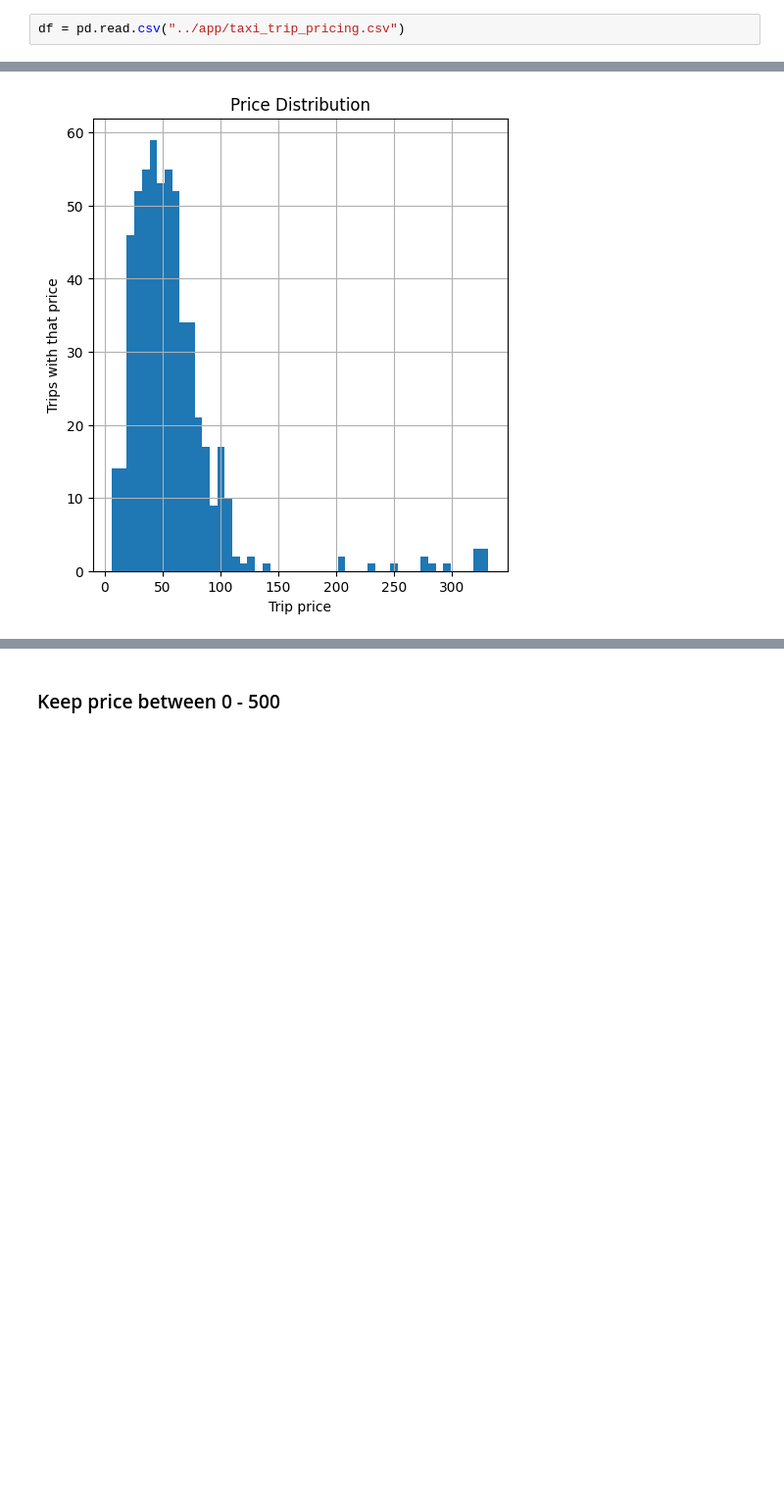
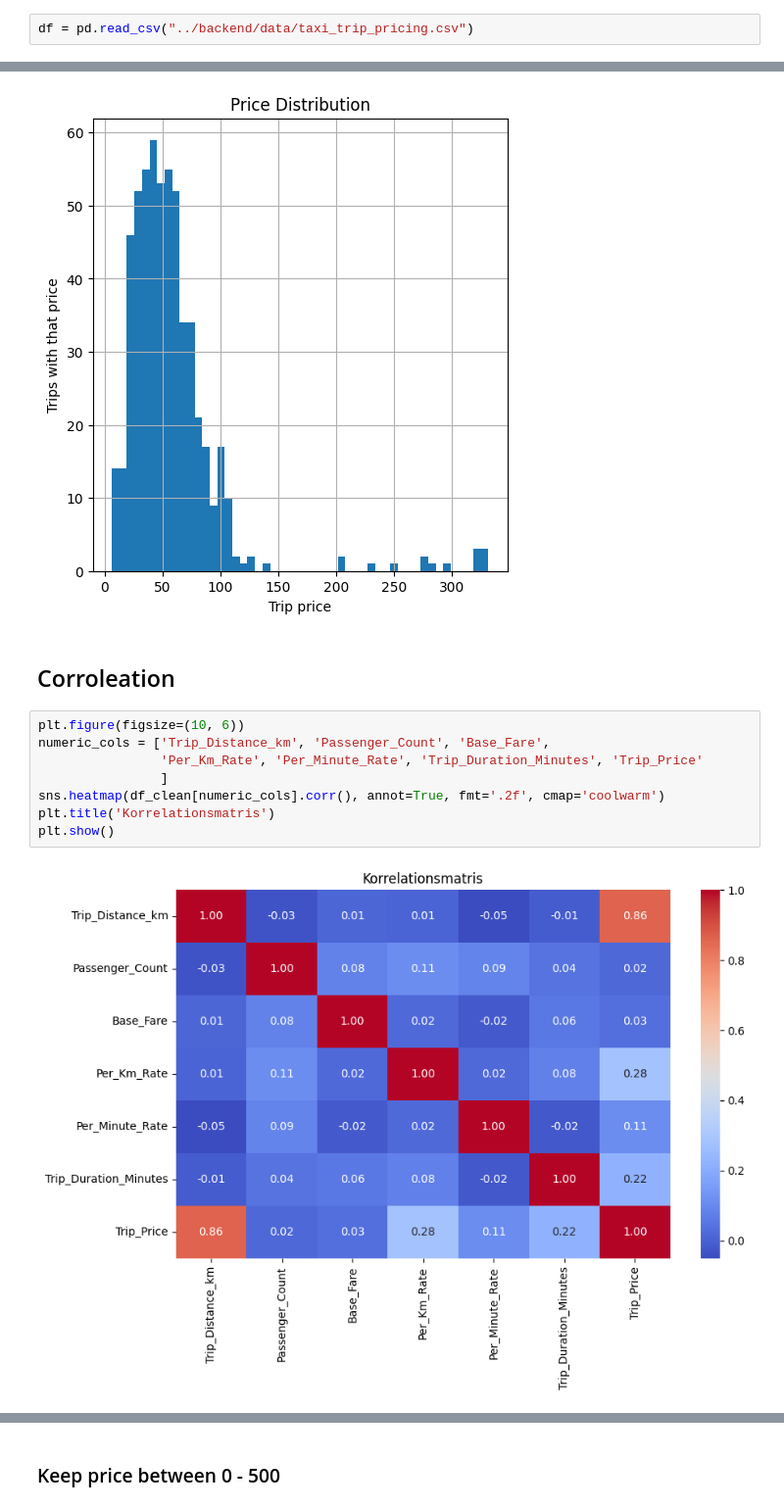
Before and after one commit to LeoLindqvist123/taxi_prediction_fullstack_Leo_Lindqvist, a Jupyter notebook: src/taxipred/model_development/eda.ipynb, the cells around one changed output, grey strips where cells are left out. Shown at 98% size. Drawn from its saved outputs; the diff is of its cells as text; blank space fills up the shorter version.

Commit message:
more charts

```diff
--- a/src/taxipred/model_development/eda.ipynb
+++ b/src/taxipred/model_development/eda.ipynb
@@ -7,7 +7,7 @@ import seaborn as sns
 # %% [markdown]
 ### Läser in datan
 # %%
-df = pd.read.csv("../app/taxi_trip_pricing.csv")
+df = pd.read_csv("../backend/data/taxi_trip_pricing.csv")
 # %% [markdown]
 ### Går igenom datan
 # %%
@@ -190,3 +197,15 @@ plt.ylabel('Trips with that price')
 plt.show()
 # %% [output]
 [figure]
+# %% [markdown]
+## Corroleation
+# %%
+plt.figure(figsize=(10, 6))
+numeric_cols = ['Trip_Distance_km', 'Passenger_Count', 'Base_Fare',
+                'Per_Km_Rate', 'Per_Minute_Rate', 'Trip_Duration_Minutes', 'Trip_Price'
+                ]
+sns.heatmap(df_clean[numeric_cols].corr(), annot=True, fmt='.2f', cmap='coolwarm')
+plt.title('Korrelationsmatris')
+plt.show()
+# %% [output]
+[figure, added]
```
Also changed, not shown: parts of 6 cells of this notebook.
